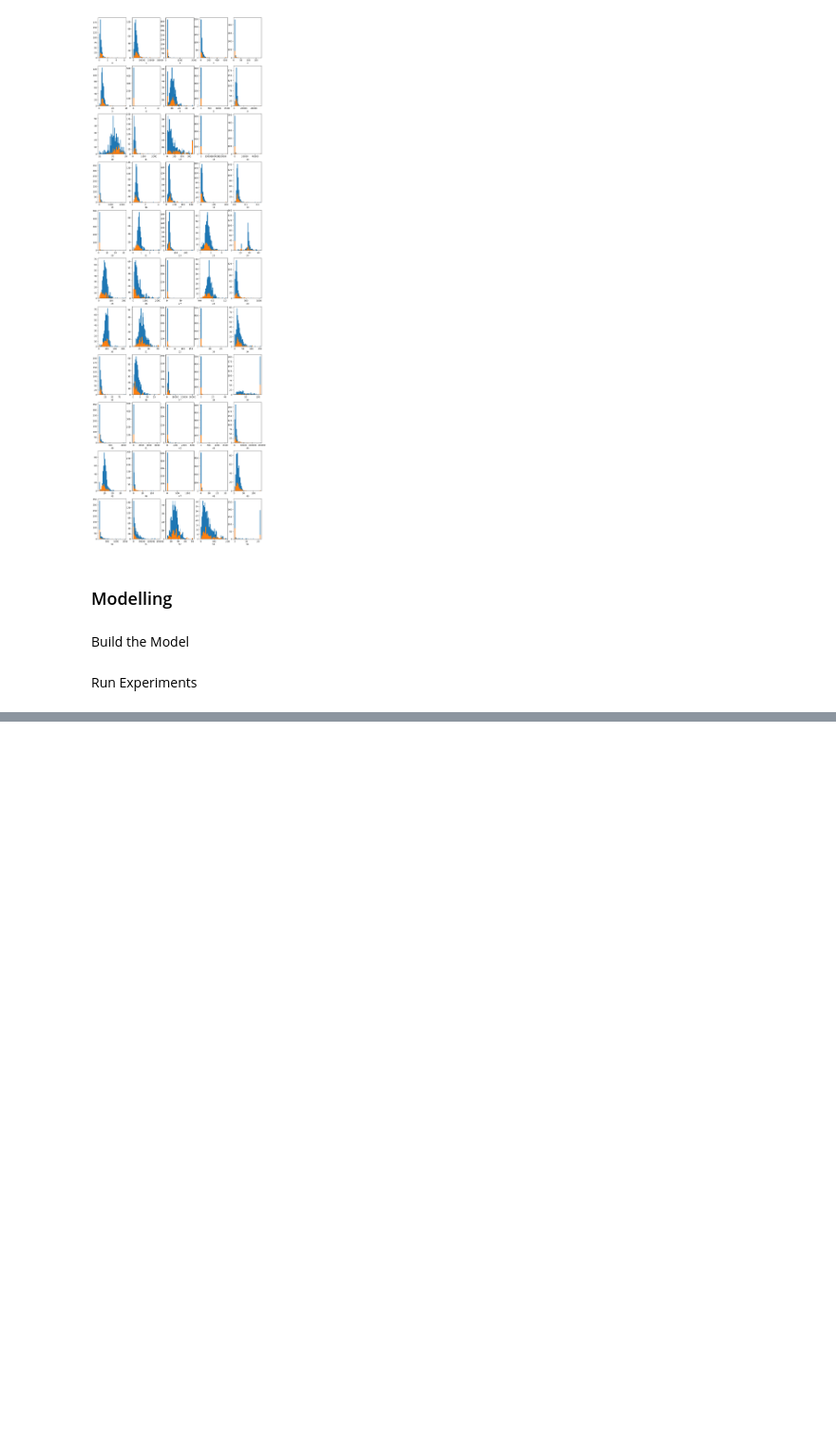
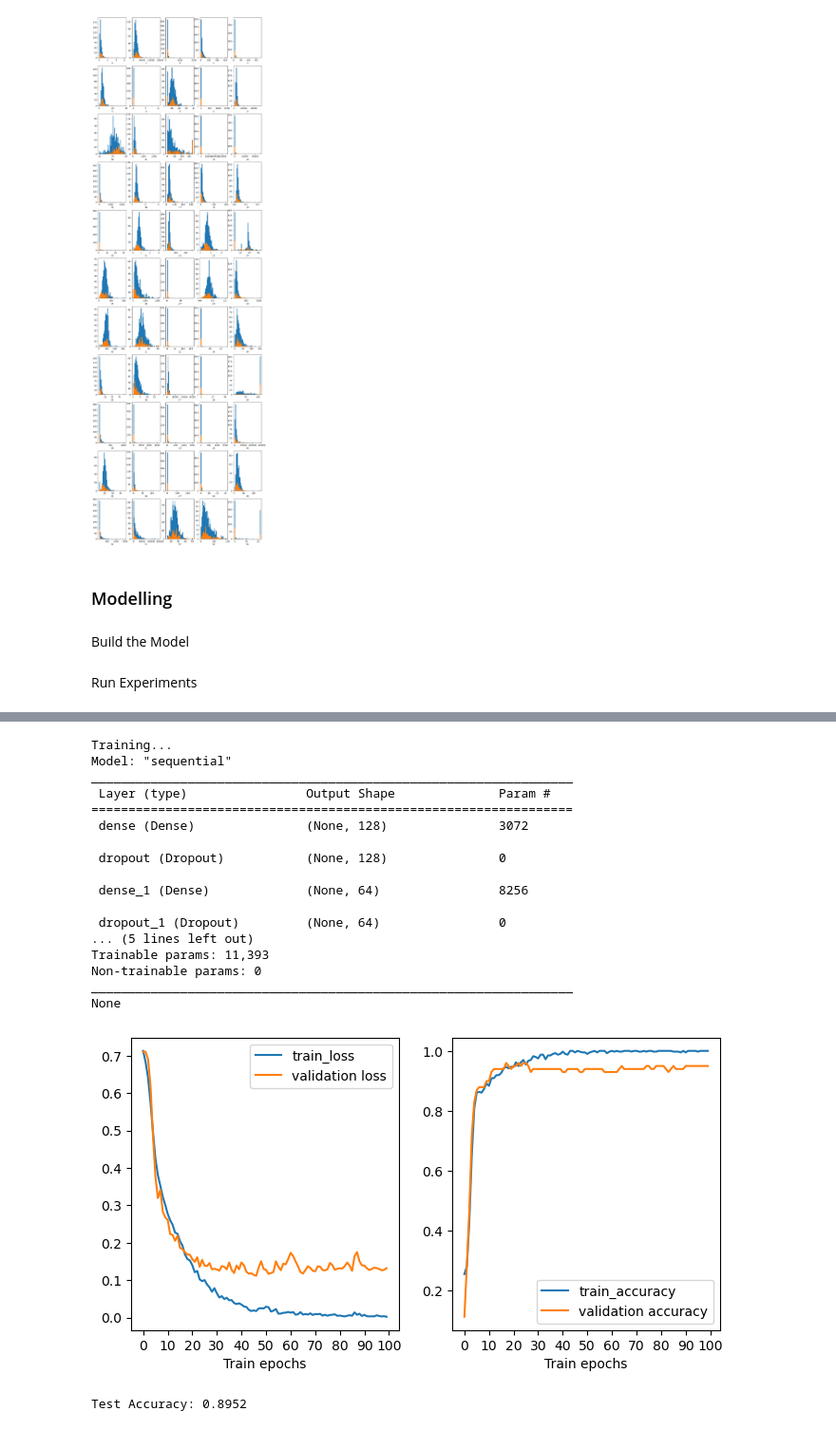
Before and after one commit to rennsport/mids-207-project, a Jupyter notebook: wip/FFNN_TT.ipynb, the cells around one changed output, grey strips where cells are left out. Shown at 95% size. Cells and saved outputs as stored; diff of their text form; code cells hidden in the pictures; blank space fills up the shorter version.

```diff
--- a/wip/FFNN_TT.ipynb
+++ b/wip/FFNN_TT.ipynb
@@ -274,3 +317,31 @@ def train_and_evaluate(hidden_layer_sizes=[],
+# %%
+print('Test Accuracy: %1.4f' %train_and_evaluate(
+                       hidden_layer_sizes=[128,64],
+                       activation='relu',
+                       optimizer='Adam',
+                       learning_rate=0.001,
+                       dropout_rate=0.1,
+                       num_epochs=100))
+# %% [output]
+Training...
+Model: "sequential"
+_________________________________________________________________
+ Layer (type)                Output Shape              Param #
+=================================================================
+ dense (Dense)               (None, 128)               3072
+
+ dropout (Dropout)           (None, 128)               0
+
+ dense_1 (Dense)             (None, 64)                8256
+
+ dropout_1 (Dropout)         (None, 64)                0
+... (5 lines left out)
+Trainable params: 11,393
+Non-trainable params: 0
+_________________________________________________________________
+None
+[figure, added]
+Test Accuracy: 0.8952
 # %%
 print('Test Accuracy: %1.4f' %train_and_evaluate(
                        hidden_layer_sizes=[64,32],
```
Also changed, not shown: parts of 13 cells of this notebook.
